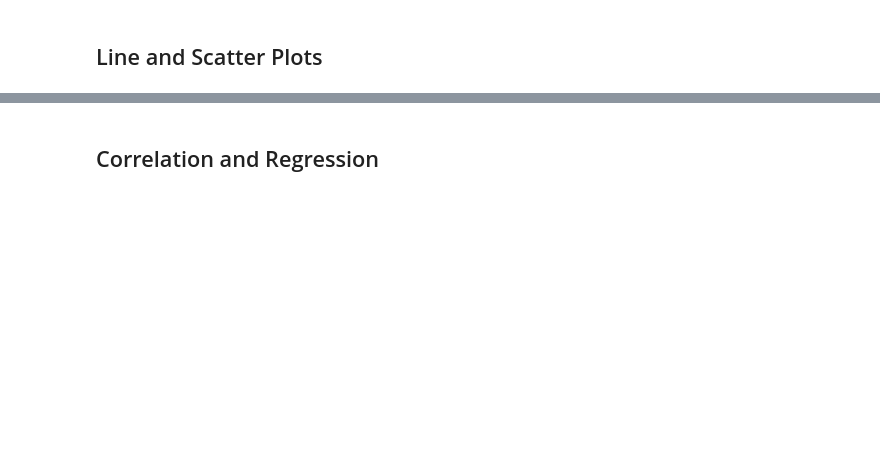
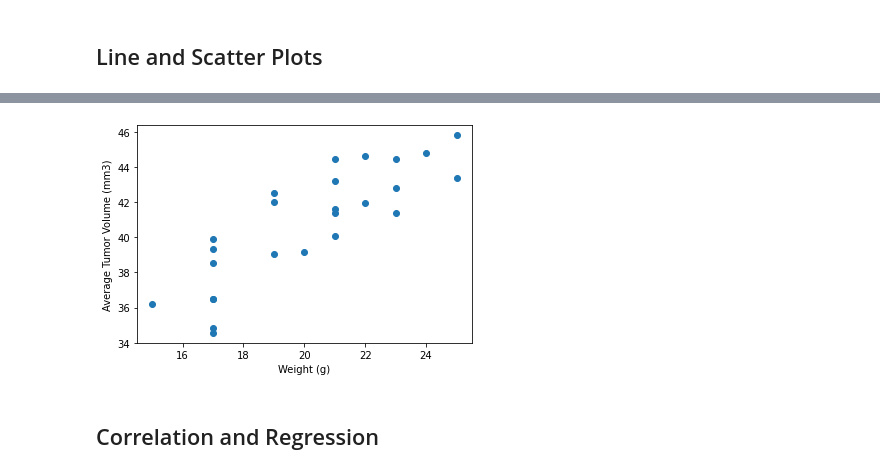
Before and after one commit to JacquelineMeyer1000/Matplotlib-challenge, a Jupyter notebook: Pymaceuticals.git/pymaceuticals.ipynb, the cells around one changed output, grey strips where cells are left out. Cells and saved outputs as stored; diff of their text form; code cells hidden in the pictures; blank space fills up the shorter version.

```diff
--- a/Pymaceuticals.git/pymaceuticals.ipynb
+++ b/Pymaceuticals.git/pymaceuticals.ipynb
@@ -141,5 +263,16 @@ top_4 = ['Capomulin', 'Ramicane', 'Infubinol','Ceftamin']
 # %%
 # Generate a scatter plot of average tumor volume vs. mouse weight for the Capomulin regimen
+capomulin_weight = revised_study_df.loc[revised_study_df['Drug Regimen'] == 'Capomulin']
+capomulin_avg = capomulin_weight.groupby(["Mouse ID"]).mean()
+
+plt.scatter(capomulin_avg['Weight (g)'],capomulin_avg['Tumor Volume (mm3)'])
+plt.xlabel('Weight (g)')
+plt.ylabel('Average Tumor Volume (mm3)')
+
+plt.savefig('scatterplot')
+plt.show()
+# %% [output]
+[figure, added]
 # %% [markdown]
 ##  Correlation and Regression
 # %%
```
Also changed, not shown: parts of 16 cells of this notebook, 1 other file.
